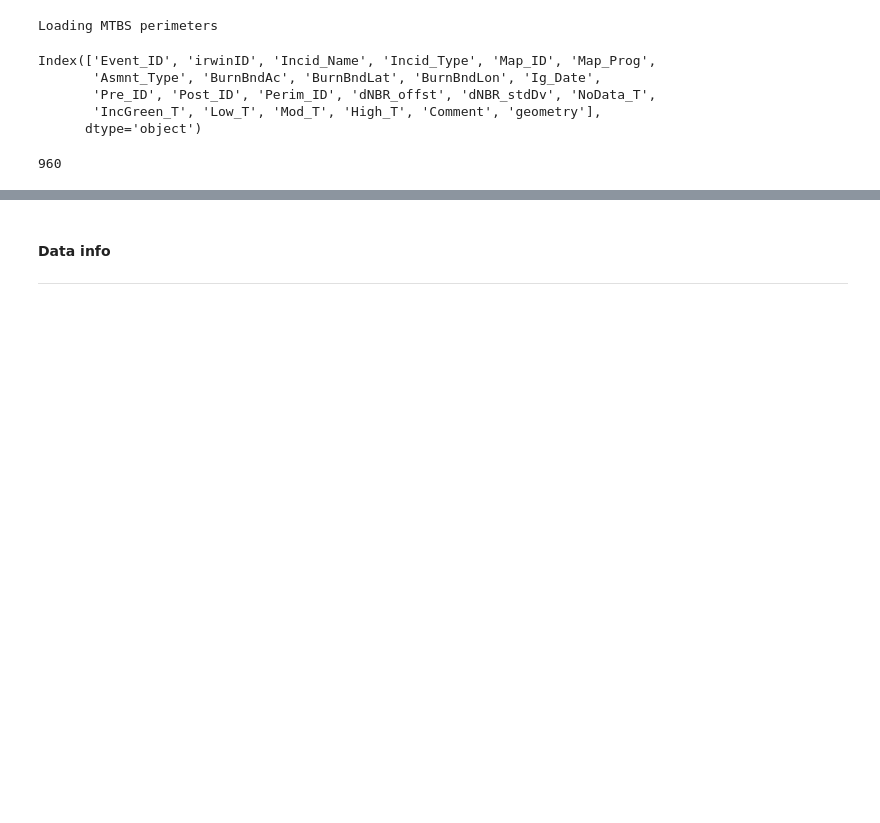
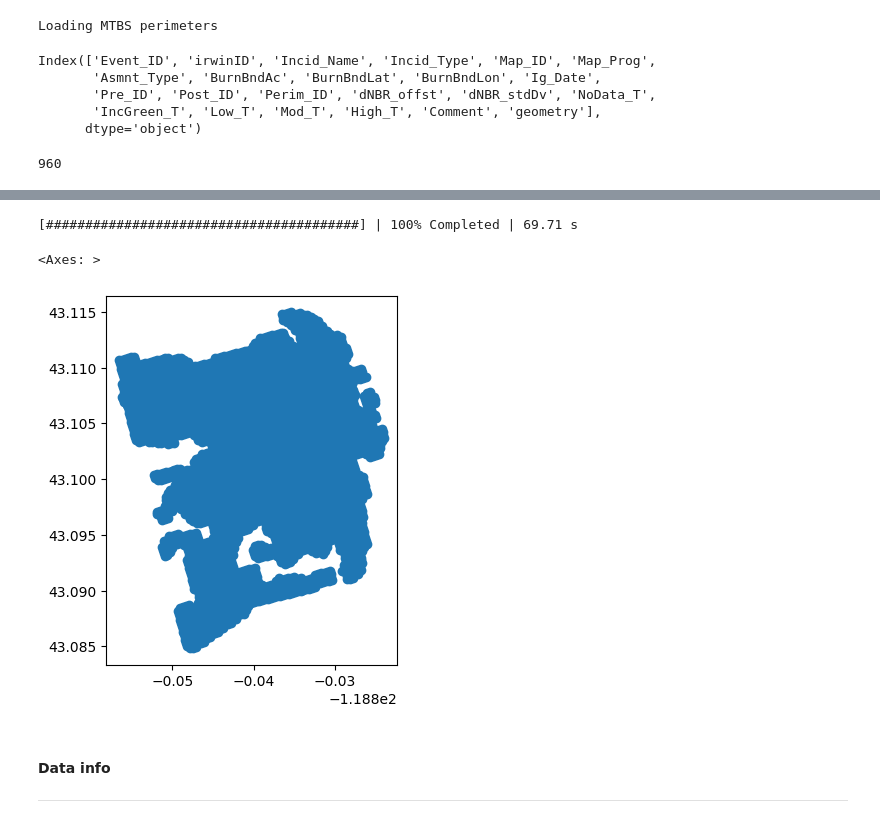
Before and after one commit to cake-dev/FireLab, a Jupyter notebook: Project/data_notebook.ipynb, the cells around one changed output, grey strips where cells are left out. Cells and saved outputs as stored; diff of their text form; code cells hidden in the pictures; blank space fills up the shorter version.

```diff
--- a/Project/data_notebook.ipynb
+++ b/Project/data_notebook.ipynb
@@ -39,8 +39,8 @@ FEATURE_DIR = pjoin(DATA_LOC, "FeatureData")
 EDNA_DIR = pjoin(DATA_LOC, "terrain")
 MTBS_DIR = pjoin(DATA_LOC, "MTBS_Data")
 
-mtbs_df_path = pjoin(TMP_LOC, f"{STATE}_mtbs.parquet")
-mtbs_df_temp_path = pjoin(TMP_LOC, f"{STATE}_mtbs_temp.parquet")
+mtbs_df_path = pjoin(TMP_LOC, f"{STATE}_mtbs.parquet/")
+mtbs_df_temp_path = pjoin(TMP_LOC, f"{STATE}_mtbs_temp.parquet/")
 checkpoint_1_path = pjoin(TMP_LOC, "check1")
 checkpoint_2_path = pjoin(TMP_LOC, "check2")
 
@@ -207,6 +263,14 @@ mtbs_dataset_final.head()
 # %%
 with ProgressBar():
     mtbs_final_computed = mtbs_dataset_final.compute()
+# %% [output]
+[########################################] | 100% Completed | 69.71 s
+# %%
+# plot fire with id OR4310211883919860320 with satmap background
+mtbs_final_computed[mtbs_final_computed.Fire_ID == 'OR4310211883919860320'].plot(figsize=(10, 10), alpha=0.5, edgecolor='k')
+# %% [output]
+<Axes: >
+[figure, added]
 # %%
 # get a ignition point from a fire in mtbs_dataset
 fire_point_geom_OR4310211883919860320= mtbs_dataset.loc[12, 'geometry']
```
Also changed, not shown: parts of 10 cells of this notebook.
